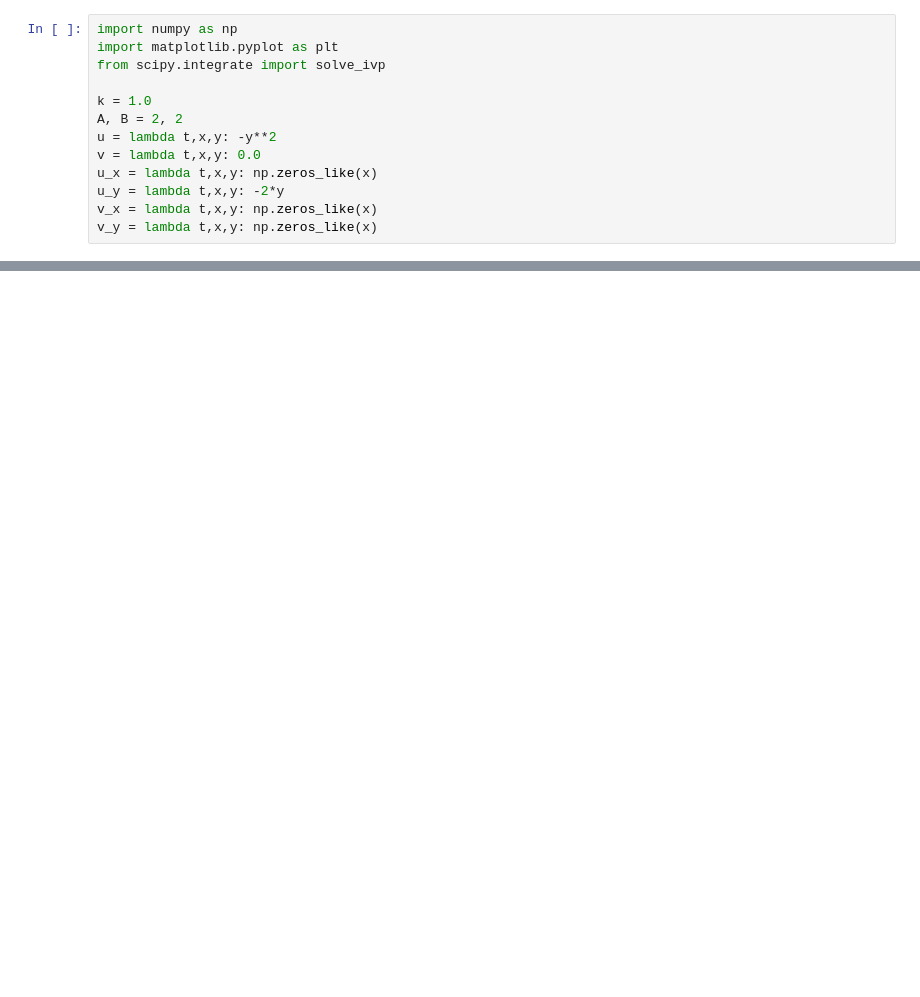
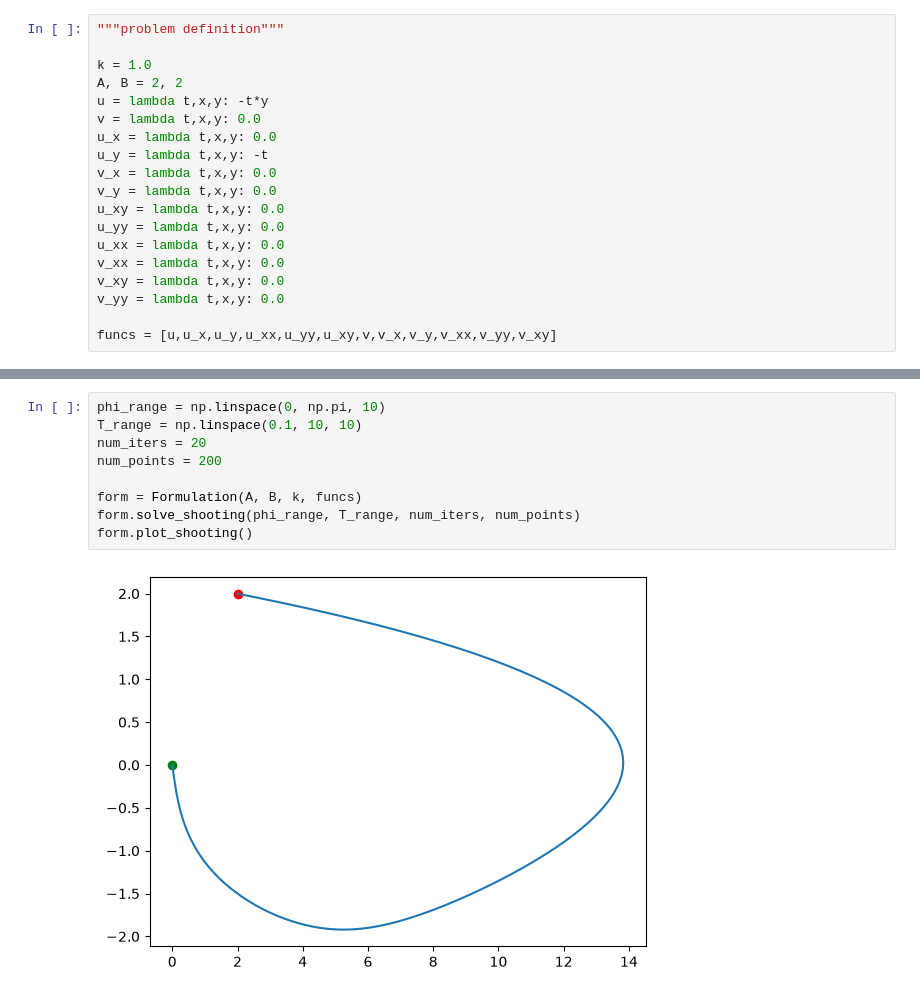
Before and after one commit to tobiasocula/Zermelo-s-Problem---Implementation, a Jupyter notebook: shooting.ipynb, the cells around one changed output, grey strips where cells are left out. Cells and saved outputs as stored; diff of their text form; blank space fills up the shorter version.

```diff
--- a/shooting.ipynb
+++ b/shooting.ipynb
@@ -1,13 +6,19 @@
 # %%
-import numpy as np
-import matplotlib.pyplot as plt
-from scipy.integrate import solve_ivp
+"""problem definition"""
 
 k = 1.0
 A, B = 2, 2
-u = lambda t,x,y: -y**2
+u = lambda t,x,y: -t*y
 v = lambda t,x,y: 0.0
-u_x = lambda t,x,y: np.zeros_like(x)
-u_y = lambda t,x,y: -2*y
-v_x = lambda t,x,y: np.zeros_like(x)
-v_y = lambda t,x,y: np.zeros_like(x)
+u_x = lambda t,x,y: 0.0
+u_y = lambda t,x,y: -t
+v_x = lambda t,x,y: 0.0
+v_y = lambda t,x,y: 0.0
+u_xy = lambda t,x,y: 0.0
+u_yy = lambda t,x,y: 0.0
+u_xx = lambda t,x,y: 0.0
+v_xx = lambda t,x,y: 0.0
+v_xy = lambda t,x,y: 0.0
+v_yy = lambda t,x,y: 0.0
+
+funcs = [u,u_x,u_y,u_xx,u_yy,u_xy,v,v_x,v_y,v_xx,v_yy,v_xy]
@@ -176,0 +25,11 @@ best time: 0.001
+# %%
+phi_range = np.linspace(0, np.pi, 10)
+T_range = np.linspace(0.1, 10, 10)
+num_iters = 20
+num_points = 200
+
+form = Formulation(A, B, k, funcs)
+form.solve_shooting(phi_range, T_range, num_iters, num_points)
+form.plot_shooting()
+# %% [output]
+[figure, added]
```
Also changed, not shown: parts of 4 cells of this notebook, 13 other files.
